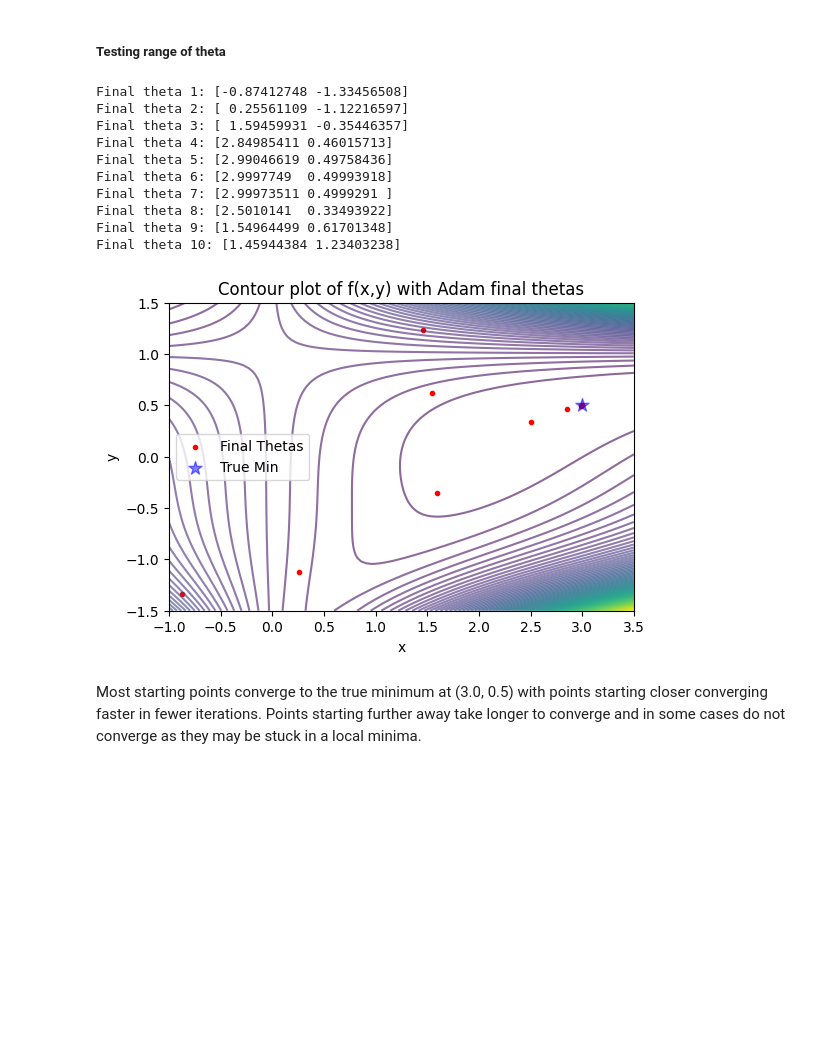
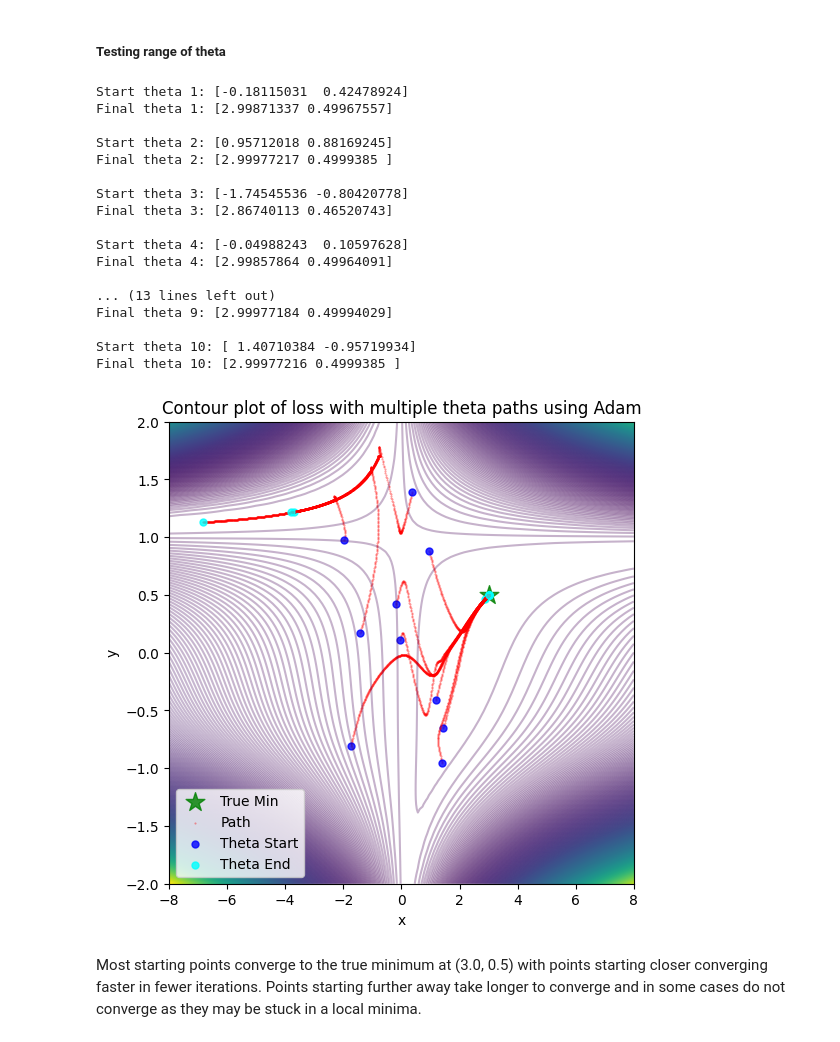
Before and after one commit to barongracias/m1-machine-learning, a Jupyter notebook: problem-sheets/exercise_sheet1.ipynb, the cells around one changed output. Saved outputs shown, nothing was run; the diff lists cells and outputs as text; code cells hidden in the pictures; blank space fills up the shorter version.

Commit message:
contour plot updates

```diff
--- a/problem-sheets/exercise_sheet1.ipynb
+++ b/problem-sheets/exercise_sheet1.ipynb
@@ -202,6 +202,7 @@ def adam_opt(loss_func, num_steps, theta_0, eta, m0, s0, beta1, beta2, epsilon):
     loss_history = []
 
     # current params
+    theta_history.append(theta_0)
     theta_current = theta_0.copy()
     m_t = m0.copy()
     s_t = s0.copy()
@@ -292,8 +324,9 @@ plt.show()
 ##### Testing range of theta
 # %%
 # grid of theta starting points
-x_vals = np.linspace(-4,4,10)
-y_vals = np.linspace(-4,4,10)
+np.random.seed(280400)
+x_vals = np.random.uniform(low=-2, high=2, size=(10,))
+y_vals = np.random.uniform(low=-2, high=2, size=(10,))
 theta_starts = np.column_stack((x_vals, y_vals))
 # %%
 # initialise variables
@@ -306,6 +339,7 @@ epsilon = 10e-8                 # constant to avoid zero div
 steps = 1000                    # number of adam iterations
 # %%
 final_thetas = []
+all_theta_history = []
 for theta0 in theta_starts:
     theta_history, _ = adam_opt(loss_func_vec,
                                 steps,
@@ -318,37 +352,60 @@ for theta0 in theta_starts:
                                 epsilon
                                 )
     final_thetas.append(theta_history[-1])
+    all_theta_history.append(theta_history)
+
+# print final theta values
 final_points = np.array(final_thetas)
 for i in range(len(final_points)):
-    print(f'Final theta {i+1}: {final_points[i]}')
+    print(f'Start theta {i+1}: {theta_starts[i]}')
+    print(f'Final theta {i+1}: {final_points[i]}\n')
 # %% [output]
-Final theta 1: [-0.87412748 -1.33456508]
-Final theta 2: [ 0.25561109 -1.12216597]
-Final theta 3: [ 1.59459931 -0.35446357]
-Final theta 4: [2.84985411 0.46015713]
-Final theta 5: [2.99046619 0.49758436]
-Final theta 6: [2.9997749  0.49993918]
-Final theta 7: [2.99973511 0.4999291 ]
-Final theta 8: [2.5010141  0.33493922]
-Final theta 9: [1.54964499 0.61701348]
-Final theta 10: [1.45944384 1.23403238]
+Start theta 1: [-0.18115031  0.42478924]
+Final theta 1: [2.99871337 0.49967557]
+
+Start theta 2: [0.95712018 0.88169245]
+Final theta 2: [2.99977217 0.4999385 ]
+
+Start theta 3: [-1.74545536 -0.80420778]
+Final theta 3: [2.86740113 0.46520743]
+
+Start theta 4: [-0.04988243  0.10597628]
+Final theta 4: [2.99857864 0.49964091]
+
+... (13 lines left out)
+Final theta 9: [2.99977184 0.49994029]
+
+Start theta 10: [ 1.40710384 -0.95719934]
+Final theta 10: [2.99977216 0.4999385 ]
 # %%
-x_vals = np.linspace(-1, 3.5, 100)
-y_vals = np.linspace(-1.5, 1.5, 100)
+x_vals = np.linspace(-8, 8, 100)
+y_vals = np.linspace(-2, 2, 100)
 X, Y = np.meshgrid(x_vals, y_vals)
 Z = loss_func_vec([X, Y])
 
-plt.figure(figsize=(6,4))
-contours = plt.contour(X, Y, Z, levels=100, alpha=0.6)
-plt.scatter(final_points[:,0], final_points[:,1], color='red', marker='.', label='Final Thetas')
-plt.scatter(3.0, 0.5, color='b', marker='*', s=100, alpha=0.5, label='True Min')
+plt.figure(figsize=(6,6))
+contours = plt.contour(X, Y, Z, levels=1000, alpha=0.3)
+plt.scatter(3.0, 0.5, color='green', marker='*', s=200, alpha=0.8, label='True Min')
+
+# theta paths
+theta_value = np.array(all_theta_history[0])
+plt.scatter(theta_value[:, 0], theta_value[:,1 ], color='red', s=1, alpha=0.4, marker='.', label='Path')
+plt.scatter(theta_value[:, 0][0], theta_value[:, 1][0], color='blue', alpha=0.8, s=25, marker='o', label='Theta Start')
+plt.scatter(theta_value[:, 0][-1], theta_value[:, 1][-1], color='cyan', alpha=0.8, s=25, marker='o', label='Theta End')
+# split for non-repeated legend
+for i in range(1, len(all_theta_history)):
+    theta_values = np.array(all_theta_history[i])
+    plt.scatter(theta_values[:, 0], theta_values[:,1 ], color='red', s=1, alpha=0.4, marker='.')
+    plt.scatter(theta_values[:, 0][0], theta_values[:, 1][0], color='blue', alpha=0.8, s=25, marker='o')
+    plt.scatter(theta_values[:, 0][-1], theta_values[:, 1][-1], color='cyan', alpha=0.8, s=25, marker='o')
+
 plt.xlabel('x')
 plt.ylabel('y')
-plt.title('Contour plot of f(x,y) with Adam final thetas')
-plt.legend(loc='center left')
+plt.title('Contour plot of loss with multiple theta paths using Adam')
+plt.legend(loc='lower left')
 plt.show()
 # %% [output]
-[figure, old version]
+[figure, new version]
 # %% [markdown]
 Most starting points converge to the true minimum at (3.0, 0.5) with points starting closer converging faster in fewer iterations. Points starting further away take longer to converge and in some cases do not converge as they may be stuck in a local minima.
 # %% [markdown]
```
Also changed, not shown: parts of 2 cells of this notebook.
